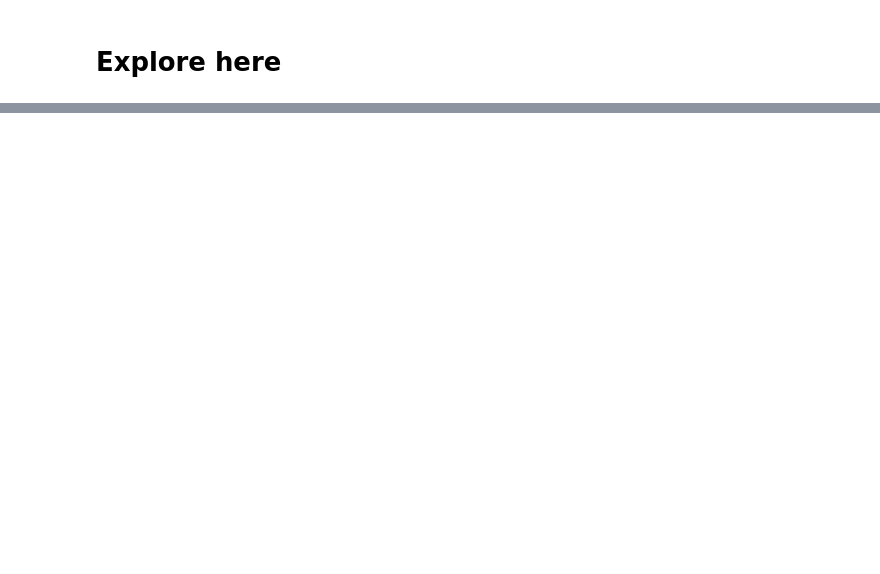
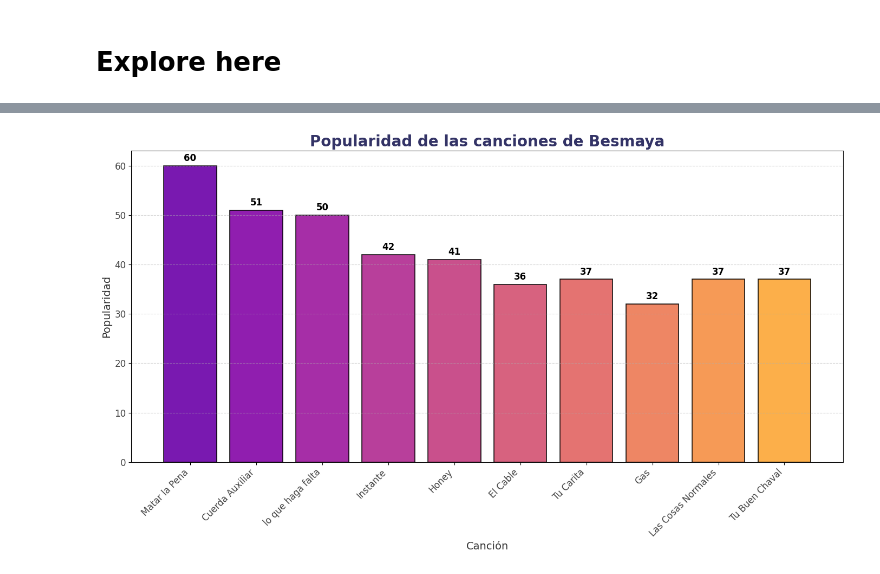
Before and after one commit to 4GeeksAcademy/interacting-with-api-python-project, a Jupyter notebook: src/explore.ipynb, the cells around one changed output, grey strips where cells are left out. Saved outputs shown, nothing was run; the diff lists cells and outputs as text; code cells hidden in the pictures; blank space fills up the shorter version.

```diff
--- a/src/explore.ipynb
+++ b/src/explore.ipynb
@@ -45,0 +86,28 @@ NameError: name 'spotipy' is not defined
+# %%
+
+# Crear colores en gradiente
+colors = plt.cm.plasma(np.linspace(0.2, 0.8, len(df['Name'])))
+
+plt.figure(figsize=(14, 8))
+bars = plt.bar(df['Name'], df['Popularity'], color=colors, edgecolor='black', linewidth=1.2, alpha=0.9)
+
+# Agregar títulos estilizados
+plt.title('Popularidad de las canciones de Besmaya', fontsize=20, fontweight='bold', color='#333366')
+plt.xlabel('Canción', fontsize=14, color='#333333')
+plt.ylabel('Popularidad', fontsize=14, color='#333333')
+
+# Etiquetas sobre las barras
+for bar, color in zip(bars, colors):
+    height = bar.get_height()
+    plt.text(bar.get_x() + bar.get_width() / 2, height + 0.5, f'{int(height)}', ha='center', va='bottom', fontsize=12, color='black', fontweight='bold')
+
+# Ajustar etiquetas del eje X
+plt.xticks(rotation=45, ha='right', fontsize=12, color='#444444')
+plt.yticks(fontsize=12, color='#444444')
+plt.grid(axis='y', linestyle='--', alpha=0.5)
+
+# Ajuste de diseño
+plt.tight_layout()
+plt.show()
+# %% [output]
+[figure, added]
```
Also changed, not shown: parts of 7 cells of this notebook, 1 other file.
